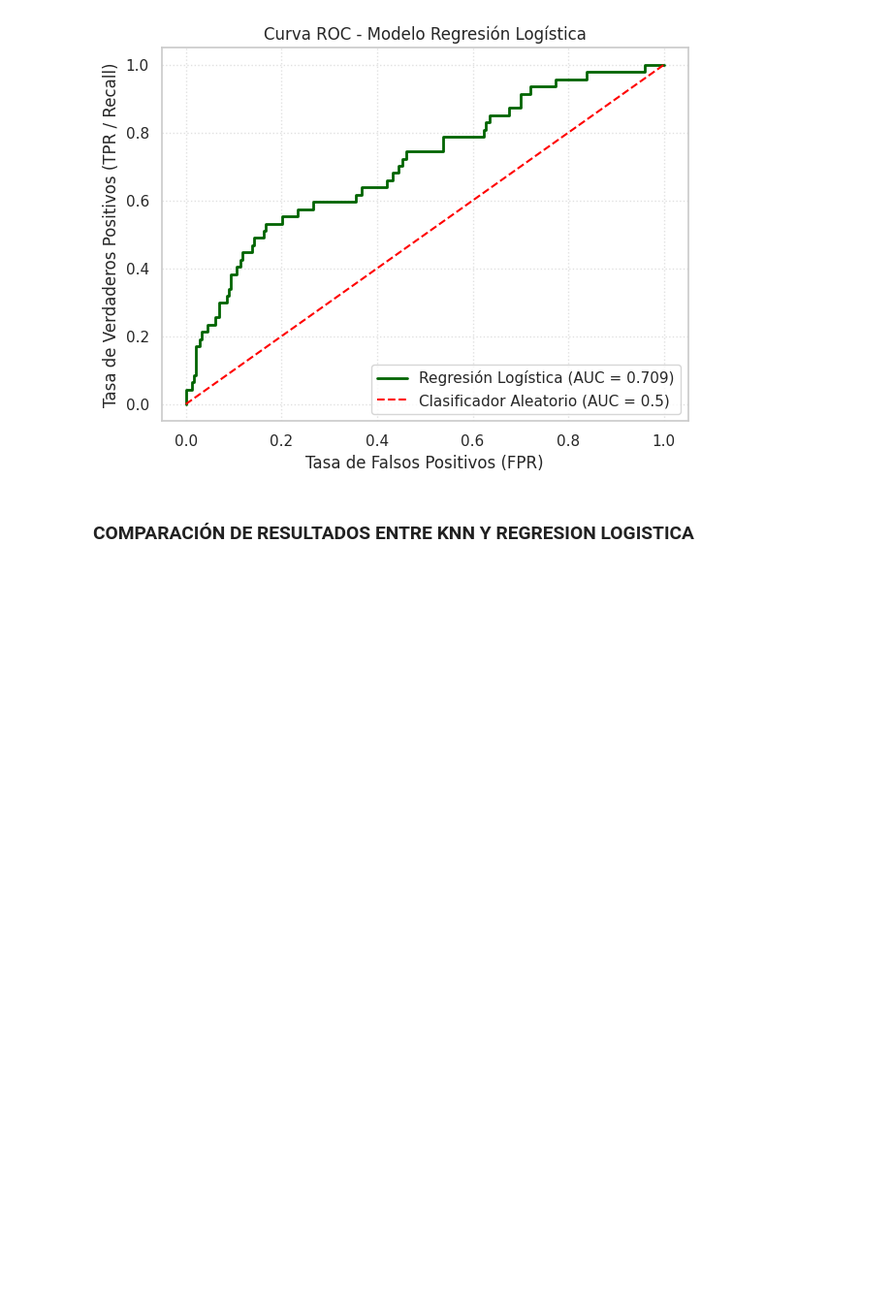
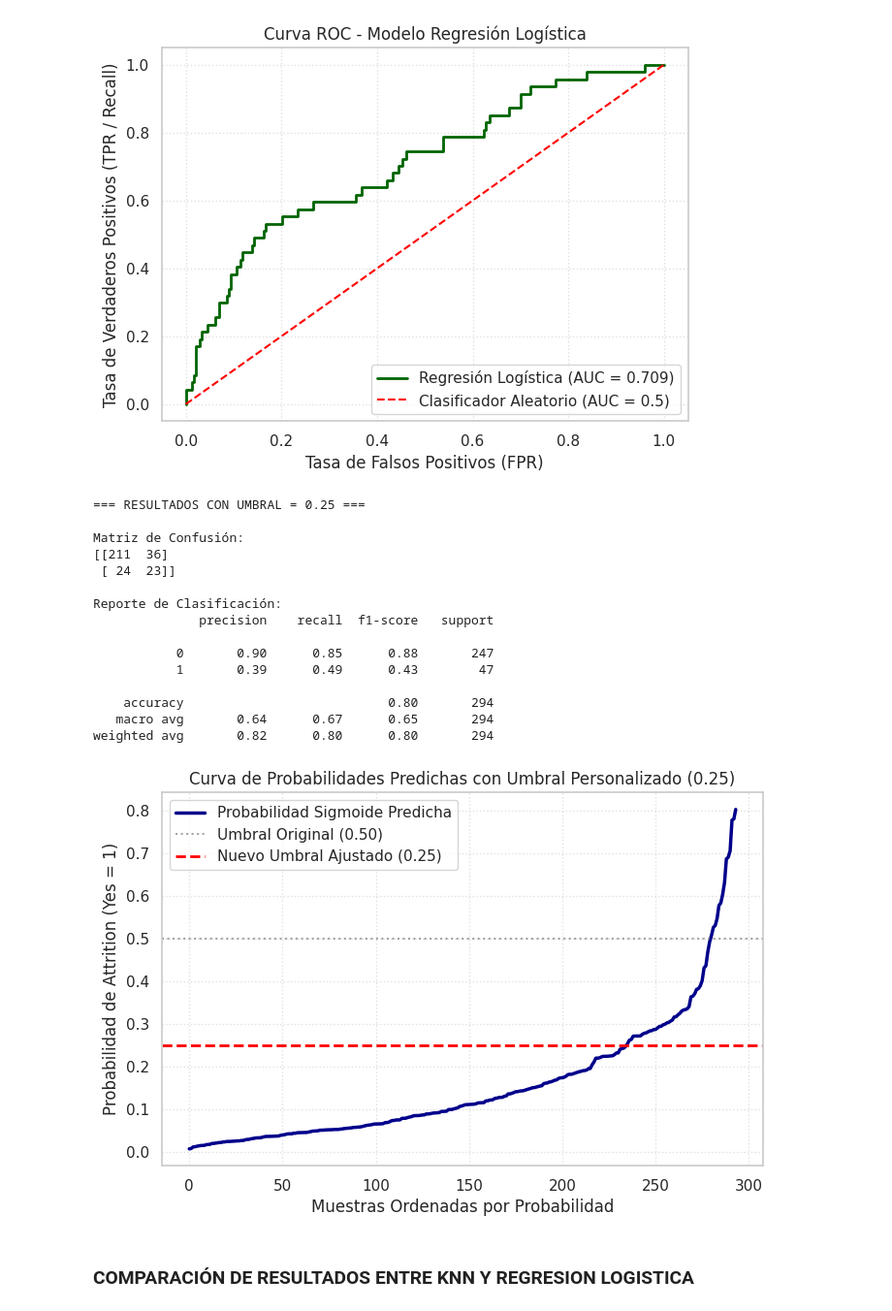
Before and after one commit to arieltunon74/Aprendizaje_Automatico_2026, a Jupyter notebook: Clase6/Notebooks/Clase_6__Video_Análisis_y_predicción_de_la_deserción_en_IBM_.ipynb, the cells around one changed output. Shown at 97% size. Cells and saved outputs as stored; diff of their text form; code cells hidden in the pictures; blank space fills up the shorter version.

```diff
--- a/Clase6/Notebooks/Clase_6__Video_Análisis_y_predicción_de_la_deserción_en_IBM.ipynb
+++ b/Clase6/Notebooks/Clase_6__Video_Análisis_y_predicción_de_la_deserción_en_IBM_.ipynb
@@ -684,6 +684,86 @@ Passing `palette` without assigning `hue` is deprecated and will be removed in v
 [figure]
 [figure]
 [figure]
+# %%
+import matplotlib.pyplot as plt
+import numpy as np
+import pandas as pd
+import seaborn as sns
+from sklearn.metrics import classification_report, confusion_matrix
+
+# ==========================================
+# 1. DEFINICIÓN Y APLICACIÓN DEL NUEVO UMBRAL
+# ==========================================
+# Obtenemos las probabilidades predichas de la clase positiva (Attrition = 1)
+y_probs = model.predict_proba(X_test)[:, 1]
+
+# Definimos el nuevo umbral (ejemplo: 0.25 para aumentar la sensibilidad/Recall)
+UMBRAL = 0.25
+
+# Generamos las predicciones binarias aplicando la condición
+y_pred_ajustado = (y_probs >= UMBRAL).astype(int)
+
+# ==========================================
+# 2. EVALUACIÓN DE RESULTADOS
+# ==========================================
+print(f"=== RESULTADOS CON UMBRAL = {UMBRAL} ===")
+print("\nMatriz de Confusión:")
+print(confusion_matrix(y_test, y_pred_ajustado))
+
+print("\nReporte de Clasificación:")
+print(classification_report(y_test, y_pred_ajustado))
+
+# ==========================================
+# 3. GRAFICO: SIGMOIDE CON EL NUEVO UMBRAL
+# ==========================================
+probs_ordenadas = np.sort(y_probs)
+
+plt.figure(figsize=(8, 5))
+plt.plot(
+    probs_ordenadas,
+    color='darkblue',
+    lw=2.5,
+    label='Probabilidad Sigmoide Predicha',
+)
+plt.axhline(
+    0.5,
+    color='gray',
+    linestyle=':',
+    alpha=0.7,
+    label='Umbral Original (0.50)',
+)
+plt.axhline(
+    UMBRAL,
+    color='red',
+    linestyle='--',
+    lw=2,
+    label=f'Nuevo Umbral Ajustado ({UMBRAL})',
+)
+plt.title(
+    f'Curva de Probabilidades Predichas con Umbral Personalizado ({UMBRAL})'
+)
+plt.xlabel('Muestras Ordenadas por Probabilidad')
+plt.ylabel('Probabilidad de Attrition (Yes = 1)')
+plt.legend(loc='upper left')
+plt.grid(True, linestyle=':', alpha=0.6)
+plt.show()
+# %% [output]
+=== RESULTADOS CON UMBRAL = 0.25 ===
+
+Matriz de Confusión:
+[[211  36]
+ [ 24  23]]
+
+Reporte de Clasificación:
+              precision    recall  f1-score   support
+
+           0       0.90      0.85      0.88       247
+           1       0.39      0.49      0.43        47
+
+    accuracy                           0.80       294
+   macro avg       0.64      0.67      0.65       294
+weighted avg       0.82      0.80      0.80       294
+[figure, added]
 # %% [markdown]
 ### **COMPARACIÓN DE RESULTADOS ENTRE KNN Y REGRESION LOGISTICA**
 # %%
```
Also changed, not shown: parts of 13 cells of this notebook.
